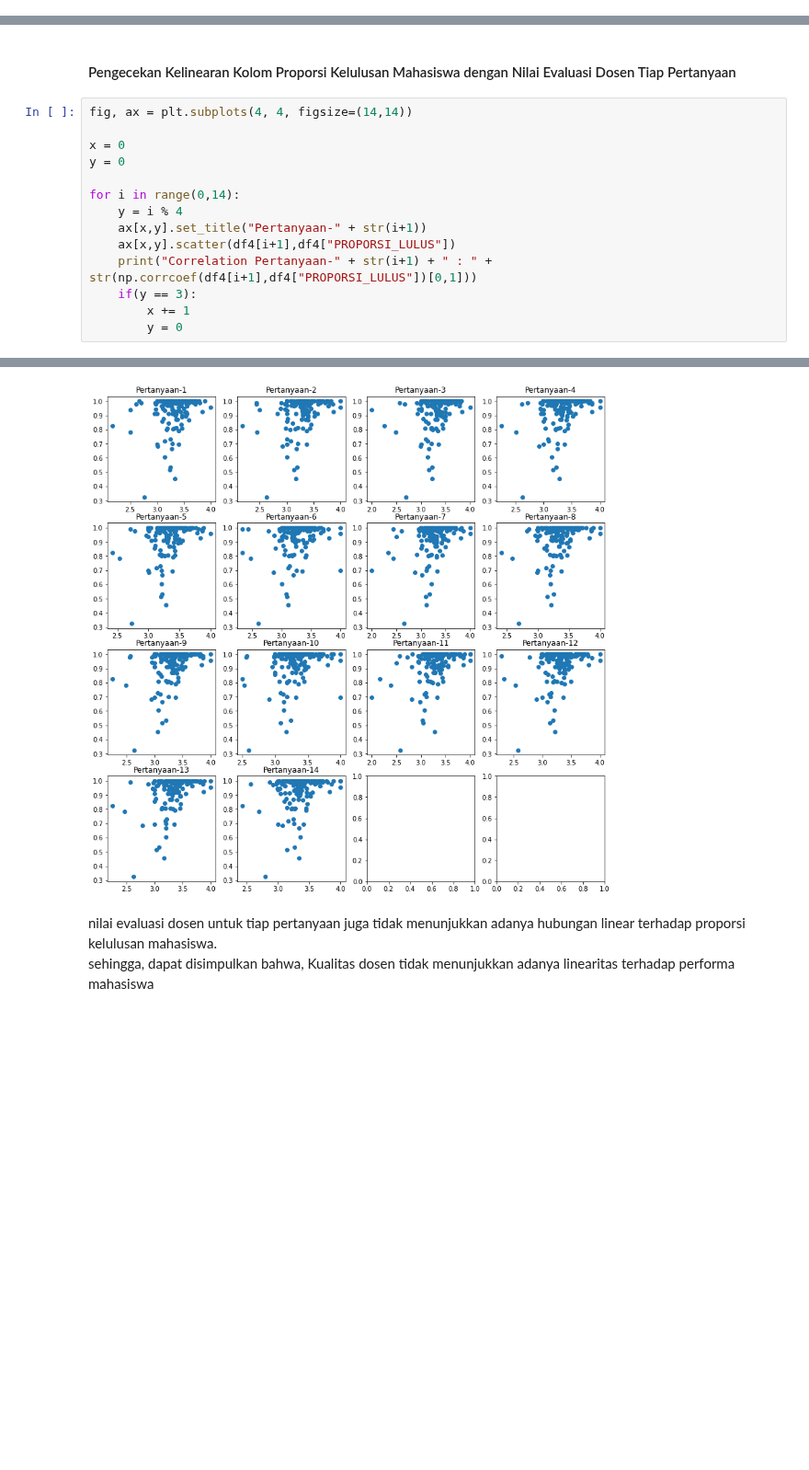
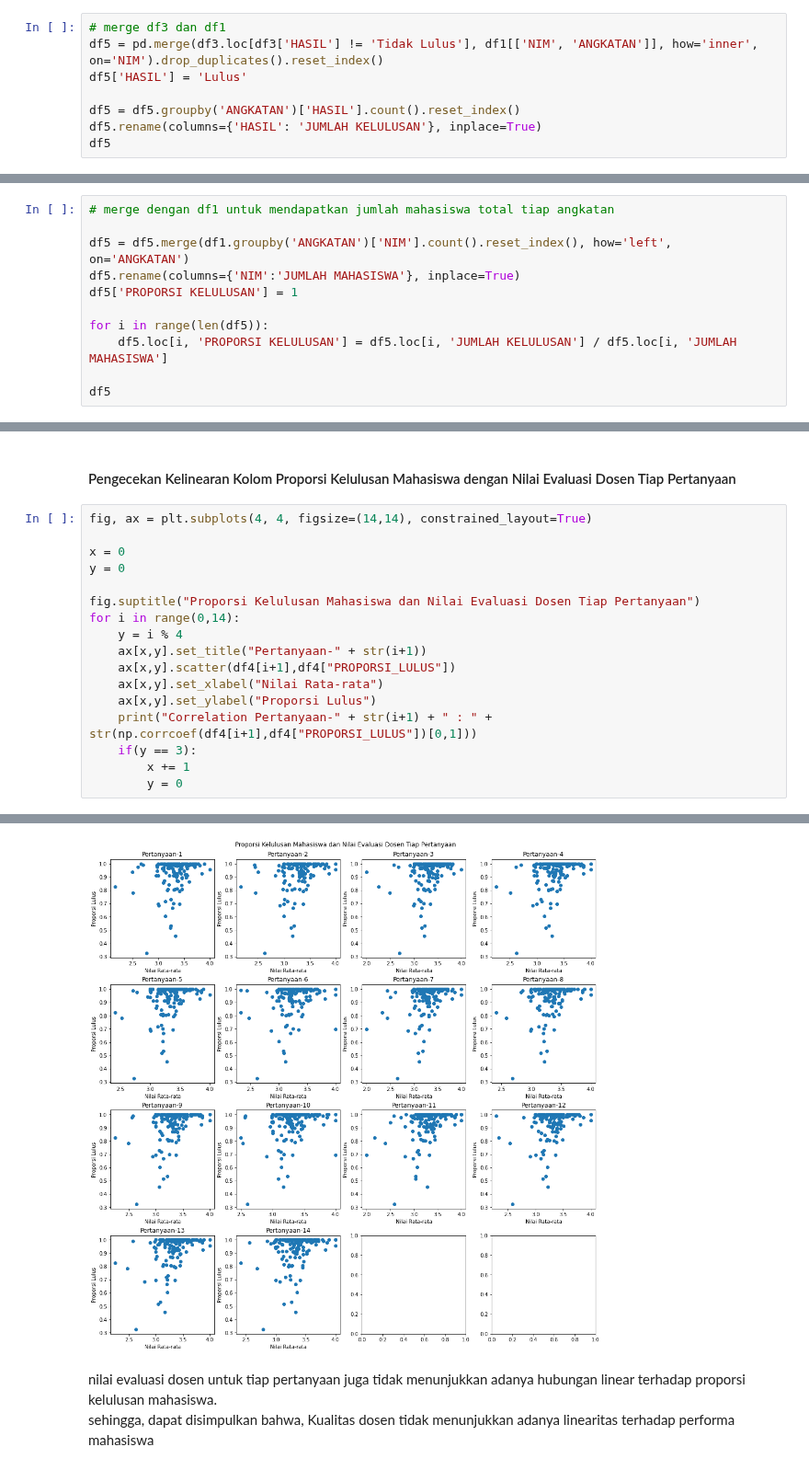
Before and after one commit to FelixFern/ISFEST-ODE, a Jupyter notebook: ISFEST.ipynb, the cells around one changed output, grey strips where cells are left out. Shown at 92% size. Cells and saved outputs as stored; diff of their text form; blank space fills up the shorter version.

```diff
--- a/ISFEST.ipynb
+++ b/ISFEST.ipynb
@@ -372,0 +365,8 @@ df4.head()
+# %%
+# merge df3 dan df1
+df5 = pd.merge(df3.loc[df3['HASIL'] != 'Tidak Lulus'], df1[['NIM', 'ANGKATAN']], how='inner', on='NIM').drop_duplicates().reset_index()
+df5['HASIL'] = 'Lulus'
+
+df5 = df5.groupby('ANGKATAN')['HASIL'].count().reset_index()
+df5.rename(columns={'HASIL': 'JUMLAH KELULUSAN'}, inplace=True)
+df5
@@ -372,0 +394,11 @@ df4.head()
+# %%
+# merge dengan df1 untuk mendapatkan jumlah mahasiswa total tiap angkatan
+
+df5 = df5.merge(df1.groupby('ANGKATAN')['NIM'].count().reset_index(), how='left', on='ANGKATAN')
+df5.rename(columns={'NIM':'JUMLAH MAHASISWA'}, inplace=True)
+df5['PROPORSI KELULUSAN'] = 1
+
+for i in range(len(df5)):
+    df5.loc[i, 'PROPORSI KELULUSAN'] = df5.loc[i, 'JUMLAH KELULUSAN'] / df5.loc[i, 'JUMLAH MAHASISWA']
+
+df5
@@ -617,35 +658,38 @@ Rata-rata penilaian dosen tidak menunjukkan hubungan linear terhadap banyaknya m
 # %% [markdown]
 #### Pengecekan Kelinearan Kolom Proporsi Kelulusan Mahasiswa dengan Nilai Evaluasi Dosen Tiap Pertanyaan
 # %%
-fig, ax = plt.subplots(4, 4, figsize=(14,14))
+fig, ax = plt.subplots(4, 4, figsize=(14,14), constrained_layout=True)
 
 x = 0
 y = 0
 
+fig.suptitle("Proporsi Kelulusan Mahasiswa dan Nilai Evaluasi Dosen Tiap Pertanyaan")
 for i in range(0,14):
     y = i % 4
     ax[x,y].set_title("Pertanyaan-" + str(i+1))
     ax[x,y].scatter(df4[i+1],df4["PROPORSI_LULUS"])
+    ax[x,y].set_xlabel("Nilai Rata-rata")
+    ax[x,y].set_ylabel("Proporsi Lulus")
     print("Correlation Pertanyaan-" + str(i+1) + " : " + str(np.corrcoef(df4[i+1],df4["PROPORSI_LULUS"])[0,1]))
     if(y == 3):
         x += 1
         y = 0
 # %% [output]
 Correlation Pertanyaan-1 : 0.2533343274253512
 Correlation Pertanyaan-2 : 0.3344677394326155
 Correlation Pertanyaan-3 : 0.2945092950903338
 Correlation Pertanyaan-4 : 0.3304842404466105
 Correlation Pertanyaan-5 : 0.3110261658447846
 Correlation Pertanyaan-6 : 0.282125506420109
 Correlation Pertanyaan-7 : 0.36803240438423374
 Correlation Pertanyaan-8 : 0.33471910755179607
 Correlation Pertanyaan-9 : 0.337698832536608
 Correlation Pertanyaan-10 : 0.2954303228586778
 Correlation Pertanyaan-11 : 0.3921414708813768
 Correlation Pertanyaan-12 : 0.3427288390232669
 Correlation Pertanyaan-13 : 0.3789473595132128
 Correlation Pertanyaan-14 : 0.2695238344623883
-[figure, old version]
+[figure, new version]
 # %% [markdown]
 nilai evaluasi dosen untuk tiap pertanyaan juga tidak menunjukkan adanya hubungan linear terhadap proporsi kelulusan mahasiswa. \
 sehingga, dapat disimpulkan bahwa, Kualitas dosen tidak menunjukkan adanya linearitas terhadap performa mahasiswa
```
Also changed, not shown: parts of 44 cells of this notebook.
